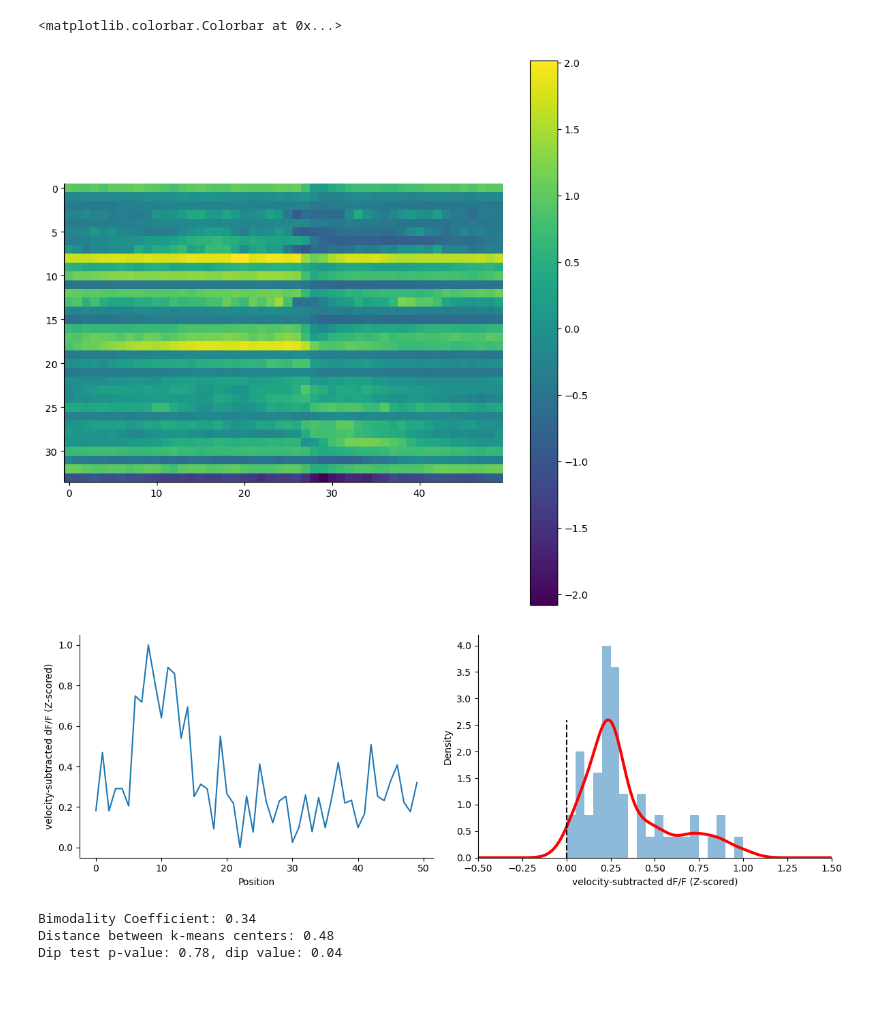
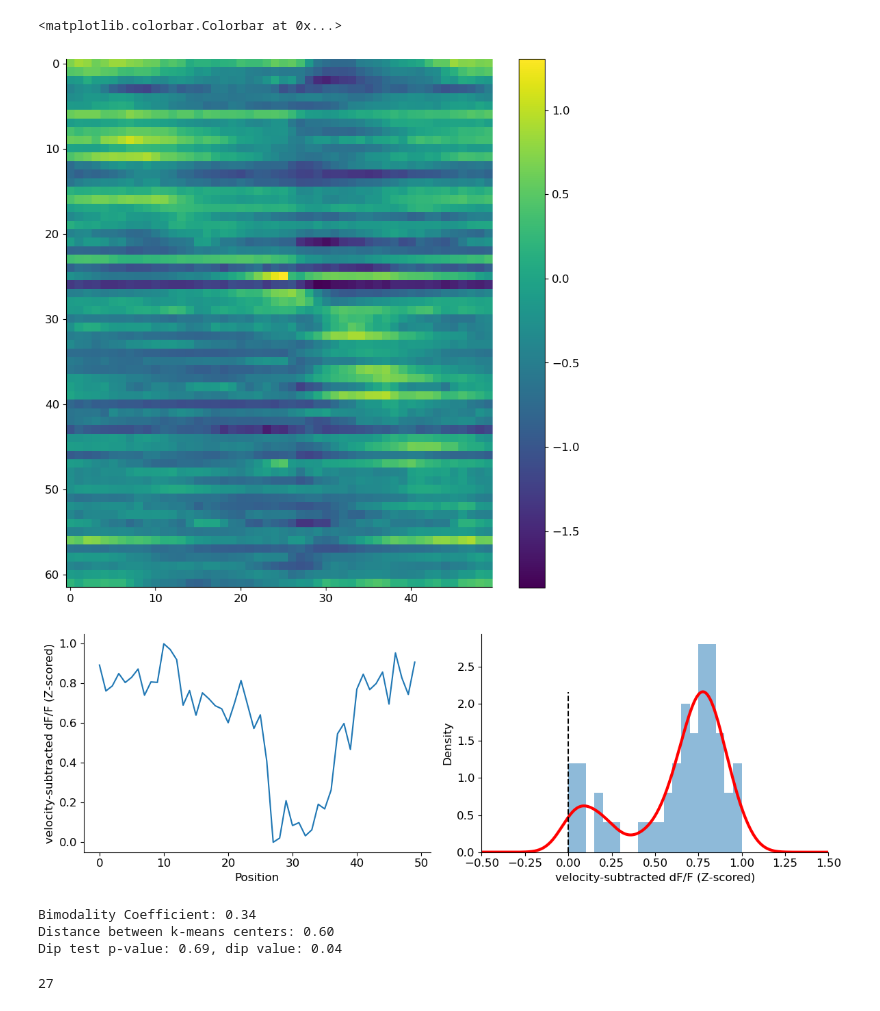
Before and after one commit to Milstein-Lab/CA1-interneuron-GLM, a Jupyter notebook: notebooks/GLM_analysis_scratchpad2.ipynb, the cells around one changed output. Cells and saved outputs as stored; diff of their text form; code cells hidden in the pictures.

```diff
--- a/notebooks/GLM_analysis_scratchpad2.ipynb
+++ b/notebooks/GLM_analysis_scratchpad2.ipynb
@@ -14,8 +14,8 @@ plt.rcParams.update({'font.size': 12,
                      'axes.spines.top':   False,
                      'legend.frameon':    False,})
 # %%
-# filename = "SSTindivsomata_GLM"
-filename = "NDNFindivsomata_GLM"
+filename = "SSTindivsomata_GLM"
+# filename = "NDNFindivsomata_GLM"
 # filename = "EC_GLM"
 
 filepath = os.path.join("datasets", filename+".mat")
@@ -105,10 +105,10 @@ plt.imshow(avg_residuals, aspect='equal', cmap='viridis', interpolation='none')
 plt.colorbar()
 # %% [output]
 <matplotlib.colorbar.Colorbar at 0x...>
-[figure, old version]
+[figure, new version]
 # %%
 avg_residuals, GLM_params = compute_velocity_subtracted_residuals(reorganized_data, variable_list, quintile=1)
-cell = 50
+cell = 9
 
 # Renormalize residuals between 0 and 1
 cell_residual = avg_residuals[cell]
@@ -128,34 +128,38 @@ kde = gaussian_kde(cell_residual, bw_method=0.3)
 x = np.linspace(-2, 2, 1000)
 y = kde(x)
 ax[1].plot(x, y, c='r', lw=3)
 ax[1].set_xlabel('velocity-subtracted dF/F (Z-scored)')
 ax[1].set_ylabel('Density')
 ax[1].set_xlim([-0.5, 1.5])
 plt.vlines(0, 0, np.max(y), color='k', linestyle='--')
 plt.tight_layout()
 plt.show()
 
 
 from scipy.stats import skew, kurtosis
 import numpy as np
 skewness = skew(cell_residual)
 kurt = kurtosis(cell_residual, fisher=False)  # Use fisher=False to get Pearson kurtosis
 n = len(cell_residual)
 BC = (skewness**2 + 1) / (kurt + (3*(n-1)**2)/((n-2)*(n-3)))
 print(f"Bimodality Coefficient: {BC:.2f}")
 
 from sklearn.cluster import KMeans
 kmeans = KMeans(n_clusters=2).fit(cell_residual.reshape(-1, 1))
 labels = kmeans.labels_
 centers = kmeans.cluster_centers_
 variance_between_modes = np.abs(centers[0] - centers[1])
 print(f"Distance between k-means centers: {variance_between_modes[0]:.2f}")
 
 from diptest import diptest
 dip_value, p_value = diptest(cell_residual)
 print(f"Dip test p-value: {p_value:.2f}, dip value: {dip_value:.2f}")
 # %% [output]
-[figure, old version]
+[figure, new version]
 Bimodality Coefficient: 0.34
-Distance between k-means centers: 0.48
-Dip test p-value: 0.78, dip value: 0.04
+Distance between k-means centers: 0.60
+Dip test p-value: 0.69, dip value: 0.04
+# %%
+roll_factor = 25 - np.argmin(cell_residual)
+# %% [output]
+27
```
Also changed, not shown: parts of 5 cells of this notebook, 3 other files.
